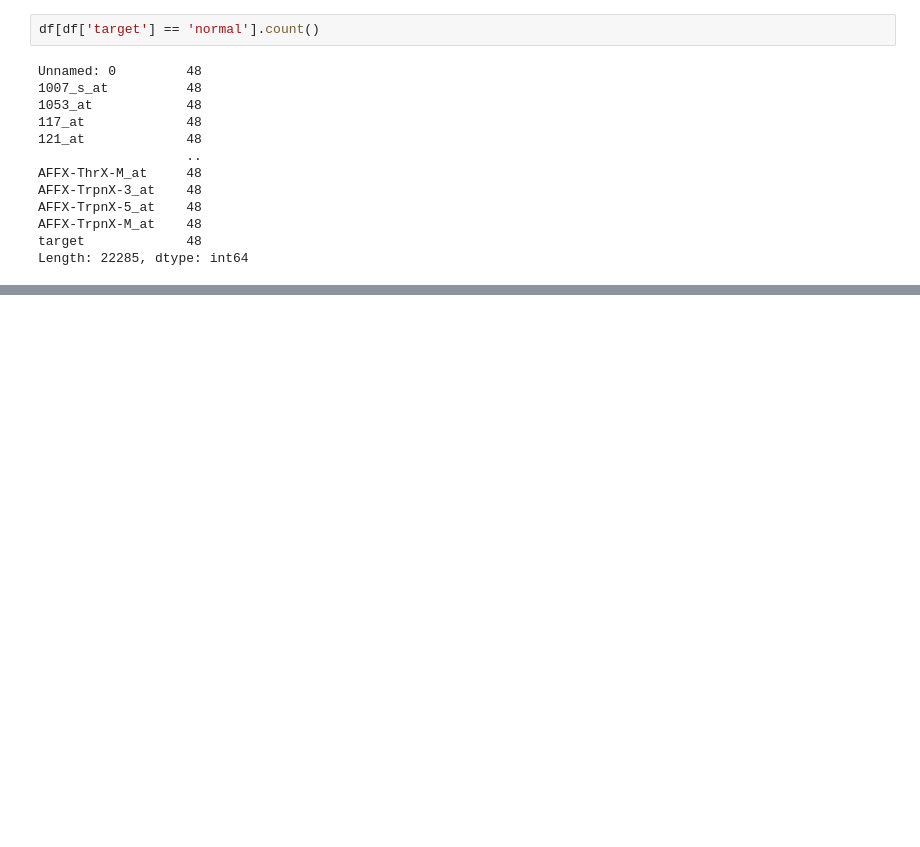
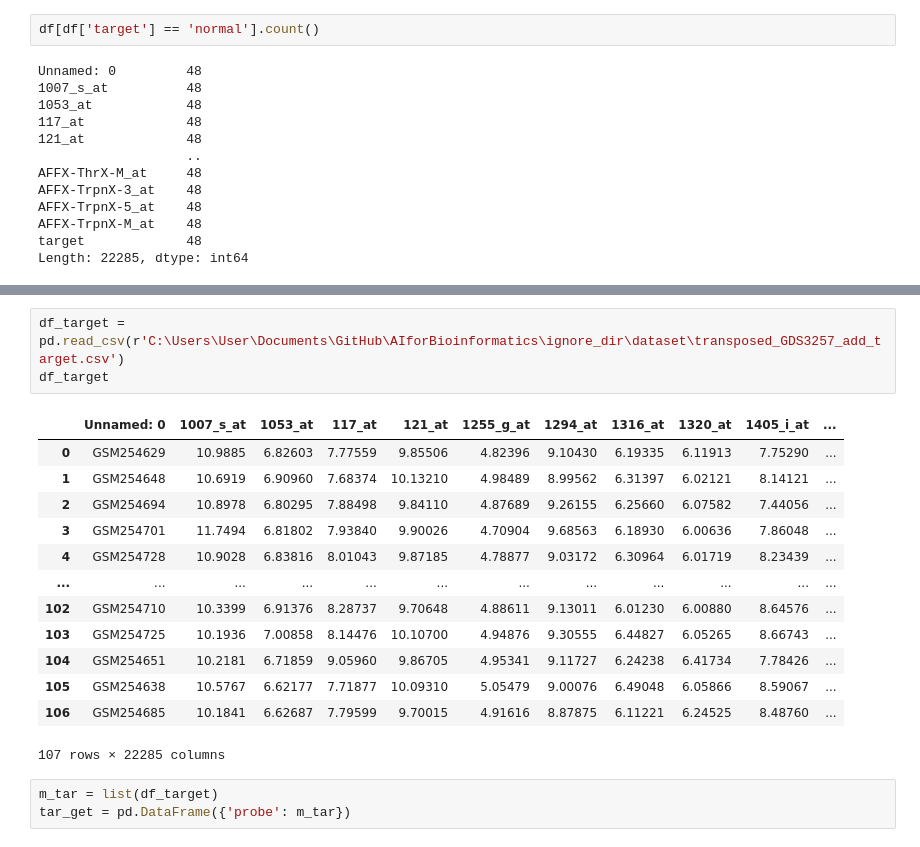
Before and after one commit to tanaratsaehia/AIforBioinformatics, a Jupyter notebook: dataset.ipynb, the cells around one changed output, grey strips where cells are left out. Drawn from its saved outputs; the diff is of its cells as text; blank space fills up the shorter version.

Commit message:
map_data

```diff
--- a/dataset.ipynb
+++ b/dataset.ipynb
@@ -108,0 +127,20 @@ Length: 22285, dtype: int64
+# %%
+df_target = pd.read_csv(r'C:\Users\User\Documents\GitHub\AIforBioinformatics\ignore_dir\dataset\transposed_GDS3257_add_target.csv')
+df_target
+# %% [output]
+|  | Unnamed: 0 | 1007_s_at | 1053_at | 117_at | 121_at | 1255_g_at | 1294_at | 1316_at | 1320_at | 1405_i_at | ... |
+| 0 | GSM254629 | 10.9885 | 6.82603 | 7.77559 | 9.85506 | 4.82396 | 9.10430 | 6.19335 | 6.11913 | 7.75290 | ... |
+| 1 | GSM254648 | 10.6919 | 6.90960 | 7.68374 | 10.13210 | 4.98489 | 8.99562 | 6.31397 | 6.02121 | 8.14121 | ... |
+| 2 | GSM254694 | 10.8978 | 6.80295 | 7.88498 | 9.84110 | 4.87689 | 9.26155 | 6.25660 | 6.07582 | 7.44056 | ... |
+| 3 | GSM254701 | 11.7494 | 6.81802 | 7.93840 | 9.90026 | 4.70904 | 9.68563 | 6.18930 | 6.00636 | 7.86048 | ... |
+| 4 | GSM254728 | 10.9028 | 6.83816 | 8.01043 | 9.87185 | 4.78877 | 9.03172 | 6.30964 | 6.01719 | 8.23439 | ... |
+| ... | ... | ... | ... | ... | ... | ... | ... | ... | ... | ... | ... |
+| 102 | GSM254710 | 10.3399 | 6.91376 | 8.28737 | 9.70648 | 4.88611 | 9.13011 | 6.01230 | 6.00880 | 8.64576 | ... |
+| 103 | GSM254725 | 10.1936 | 7.00858 | 8.14476 | 10.10700 | 4.94876 | 9.30555 | 6.44827 | 6.05265 | 8.66743 | ... |
+| 104 | GSM254651 | 10.2181 | 6.71859 | 9.05960 | 9.86705 | 4.95341 | 9.11727 | 6.24238 | 6.41734 | 7.78426 | ... |
+| 105 | GSM254638 | 10.5767 | 6.62177 | 7.71877 | 10.09310 | 5.05479 | 9.00076 | 6.49048 | 6.05866 | 8.59067 | ... |
+| 106 | GSM254685 | 10.1841 | 6.62687 | 7.79599 | 9.70015 | 4.91616 | 8.87875 | 6.11221 | 6.24525 | 8.48760 | ... |
+107 rows × 22285 columns
+# %%
+m_tar = list(df_target)
+tar_get = pd.DataFrame({'probe': m_tar})
```
Also changed, not shown: parts of 21 cells of this notebook, 1 other file.
